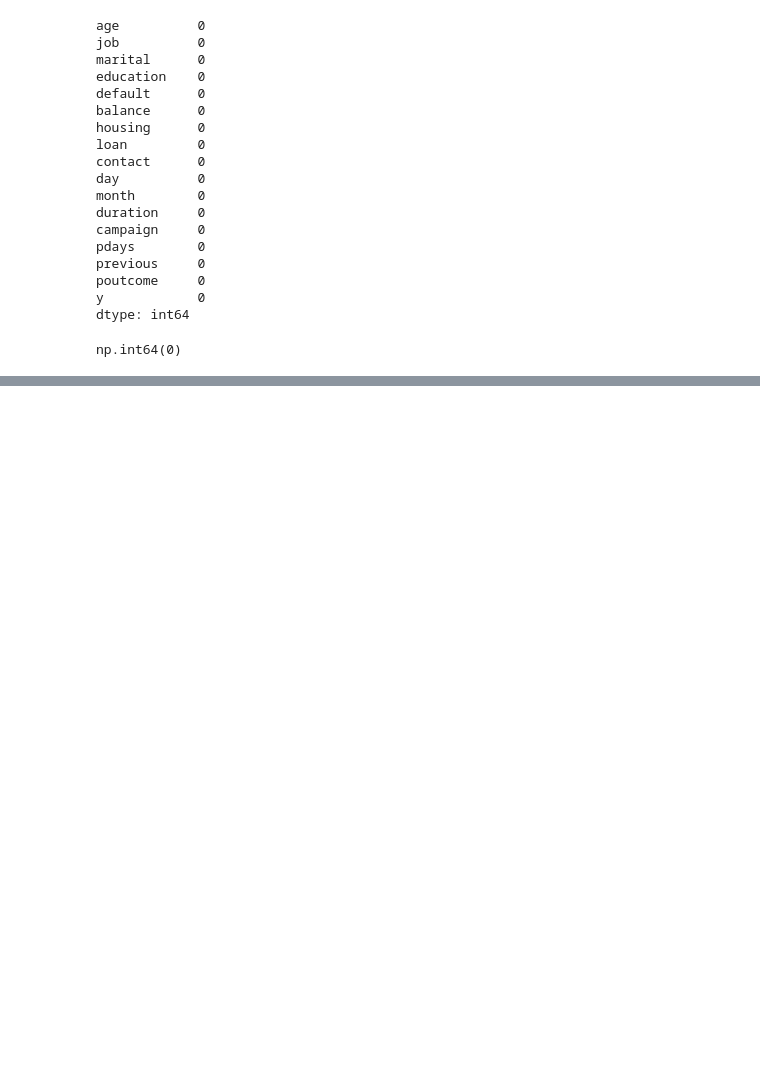
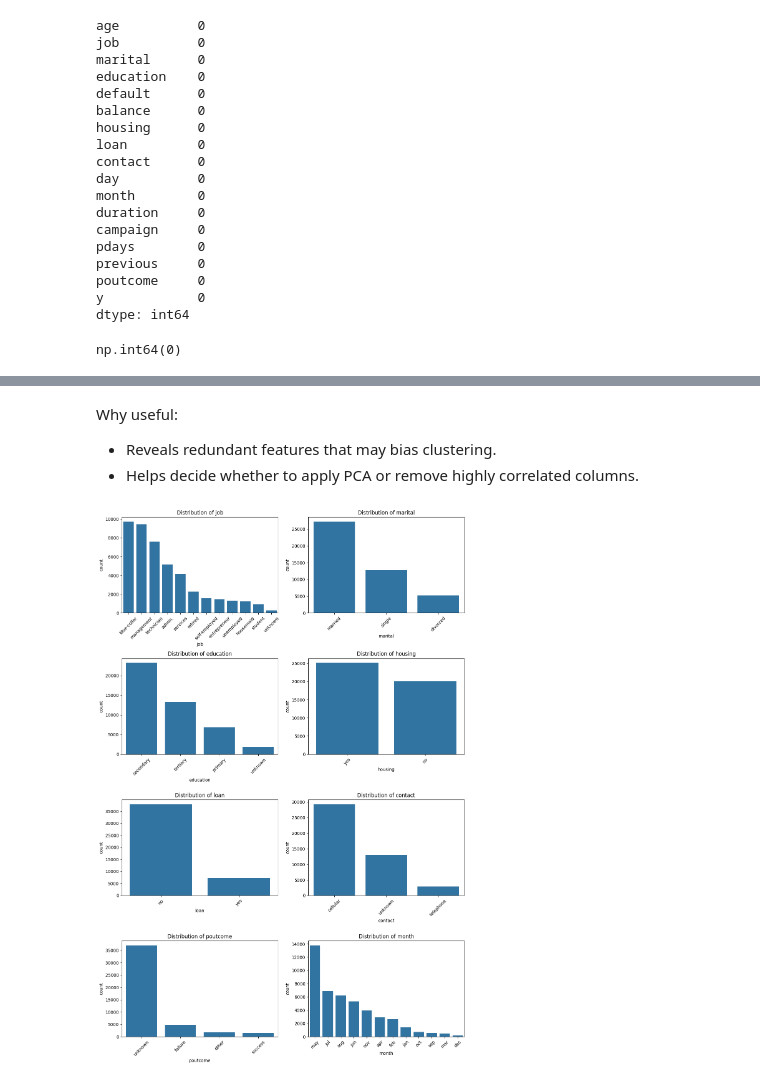
Before and after one commit to vatslgoswami/IML_A2, a Jupyter notebook: clustering.ipynb, the cells around one changed output, grey strips where cells are left out. Drawn from its saved outputs; the diff is of its cells as text; code cells hidden in the pictures; blank space fills up the shorter version.

```diff
--- a/clustering.ipynb
+++ b/clustering.ipynb
@@ -956,0 +1035,20 @@ for col in df_bank.columns:
+# %% [markdown]
+Why useful:
+   - Reveals redundant features that may bias clustering.
+   - Helps decide whether to apply PCA or remove highly correlated columns.
+# %%
+# Frequency of Categorical Features
+cat_cols = ['job', 'marital', 'education', 'housing', 'loan', 'contact', 'poutcome', 'month']
+
+fig, axes = plt.subplots(nrows=len(cat_cols)//2, ncols=2, figsize=(12, 18))
+axes = axes.flatten()
+
+for i, col in enumerate(cat_cols):
+    sns.countplot(x=df_bank[col], ax=axes[i], order=df[col].value_counts().index)
+    axes[i].set_title(f'Distribution of {col}')
+    axes[i].tick_params(axis='x', rotation=45)
+
+plt.tight_layout()
+plt.show()
+# %% [output]
+[figure, added]
```
Also changed, not shown: parts of 32 cells of this notebook.
